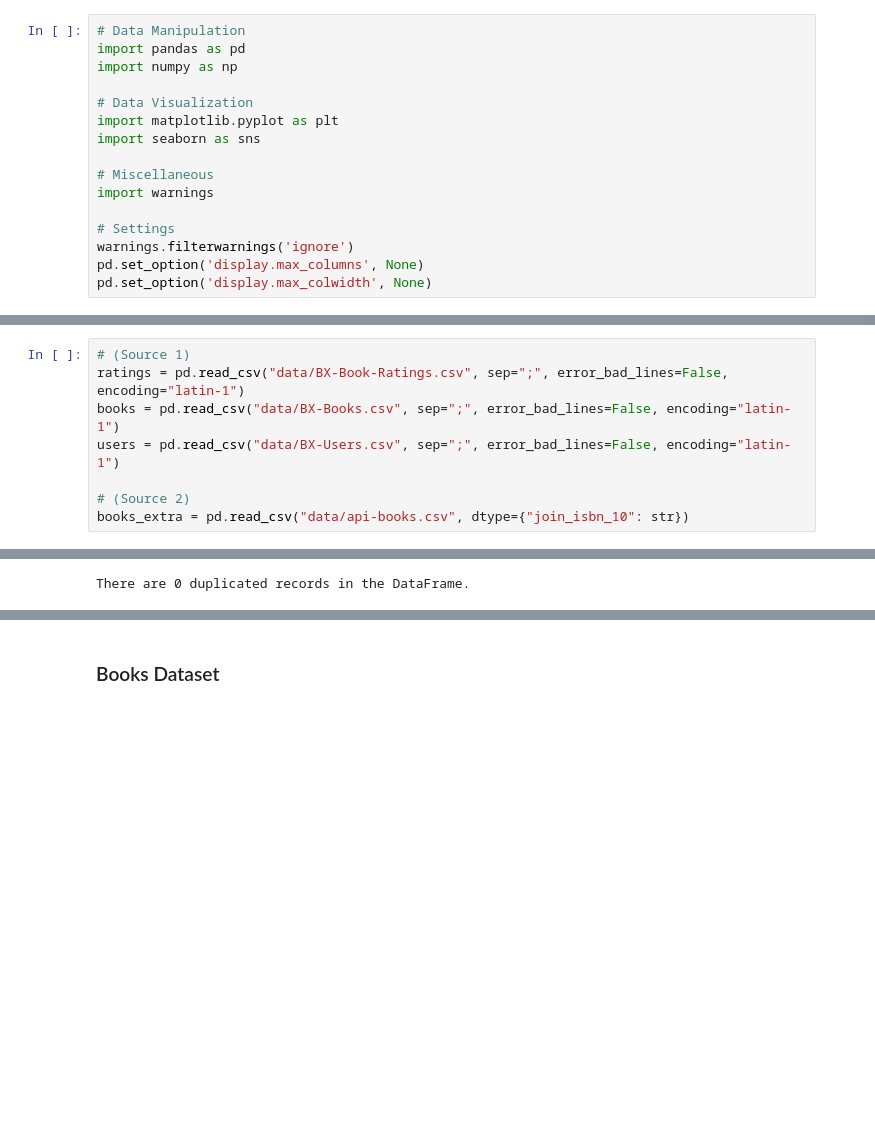
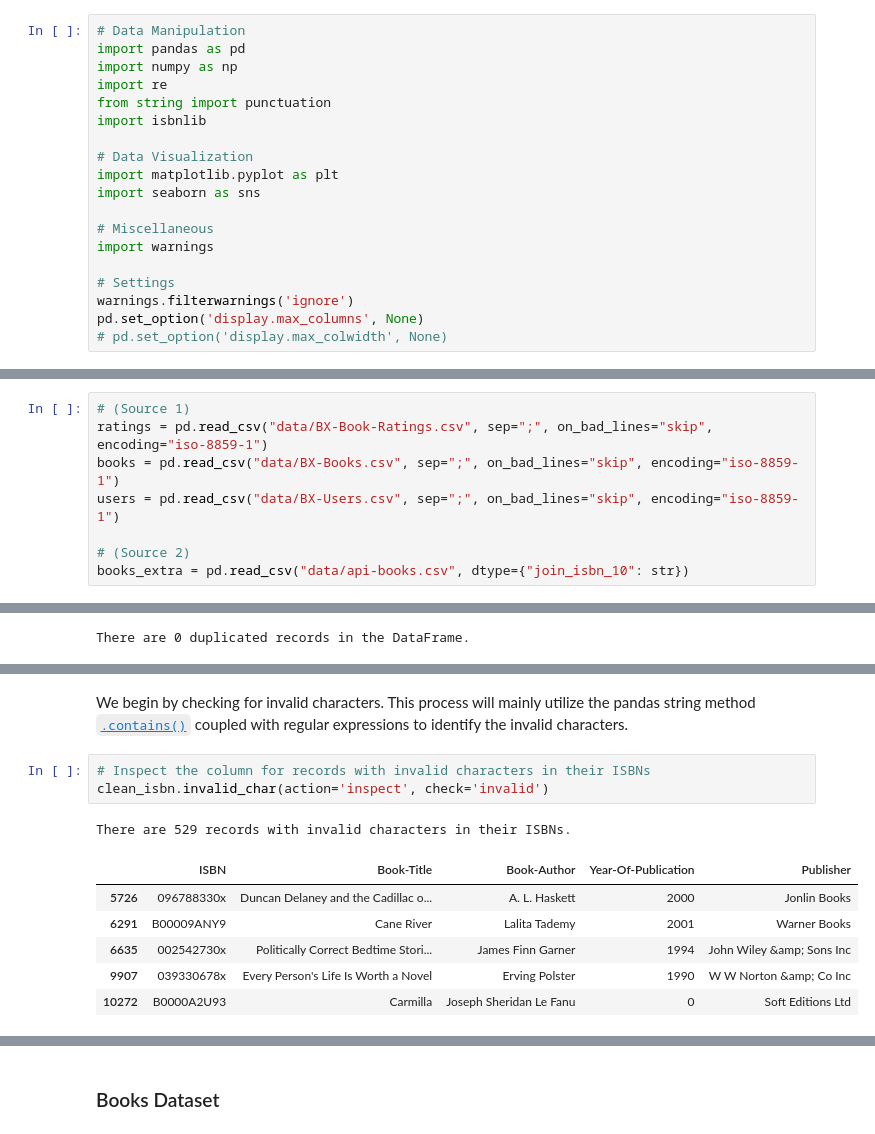
Before and after one commit to Azegele/Phase-5-Project, a Jupyter notebook: index.ipynb, the cells around one changed output, grey strips where cells are left out. Cells and saved outputs as stored; diff of their text form; blank space fills up the shorter version.

Commit message:
Updated Notebook (Cleaning Data Preparation)

```diff
--- a/index.ipynb
+++ b/index.ipynb
@@ -16,6 +16,9 @@ Authors: [Monicah Iwagit](https://github.com/Okodoimonicah), [Bradley Azegele](h
 # Data Manipulation
 import pandas as pd
 import numpy as np
+import re
+from string import punctuation
+import isbnlib
 
 # Data Visualization
 import matplotlib.pyplot as plt
@@ -27,6 +30,6 @@ import warnings
 # Settings
 warnings.filterwarnings('ignore')
 pd.set_option('display.max_columns', None)
-pd.set_option('display.max_colwidth', None)
+# pd.set_option('display.max_colwidth', None)
 # %% [markdown]
 ### 2.1 Collect Initial Data
@@ -40,9 +43,9 @@ pd.set_option('display.max_colwidth', None)
 #### Load Data
 # %%
 # (Source 1)
-ratings = pd.read_csv("data/BX-Book-Ratings.csv", sep=";", error_bad_lines=False, encoding="latin-1")
-books = pd.read_csv("data/BX-Books.csv", sep=";", error_bad_lines=False, encoding="latin-1")
-users = pd.read_csv("data/BX-Users.csv", sep=";", error_bad_lines=False, encoding="latin-1")
+ratings = pd.read_csv("data/BX-Book-Ratings.csv", sep=";", on_bad_lines="skip", encoding="iso-8859-1")
+books = pd.read_csv("data/BX-Books.csv", sep=";", on_bad_lines="skip", encoding="iso-8859-1")
+users = pd.read_csv("data/BX-Users.csv", sep=";", on_bad_lines="skip", encoding="iso-8859-1")
 
 # (Source 2)
 books_extra = pd.read_csv("data/api-books.csv", dtype={"join_isbn_10": str})
@@ -637,0 +709,13 @@ memory usage: 8.8+ MB
+# %% [markdown]
+We begin by checking for invalid characters. This process will mainly utilize the pandas string method [`.contains()`](https://pandas.pydata.org/docs/reference/api/pandas.Series.str.contains.html#pandas.Series.str.contains) coupled with regular expressions to identify the invalid characters.
+# %%
+# Inspect the column for records with invalid characters in their ISBNs
+clean_isbn.invalid_char(action='inspect', check='invalid')
+# %% [output]
+There are 529 records with invalid characters in their ISBNs.
+|  | ISBN | Book-Title | Book-Author | Year-Of-Publication | Publisher |
+| 5726 | 096788330x | Duncan Delaney and the Cadillac o... | A. L. Haskett | 2000 | Jonlin Books |
+| 6291 | B00009ANY9 | Cane River | Lalita Tademy | 2001 | Warner Books |
+| 6635 | 002542730x | Politically Correct Bedtime Stori... | James Finn Garner | 1994 | John Wiley &amp; Sons Inc |
+| 9907 | 039330678x | Every Person's Life Is Worth a Novel | Erving Polster | 1990 | W W Norton &amp; Co Inc |
+| 10272 | B0000A2U93 | Carmilla | Joseph Sheridan Le Fanu | 0 | Soft Editions Ltd |
```
Also changed, not shown: parts of 136 cells of this notebook.
